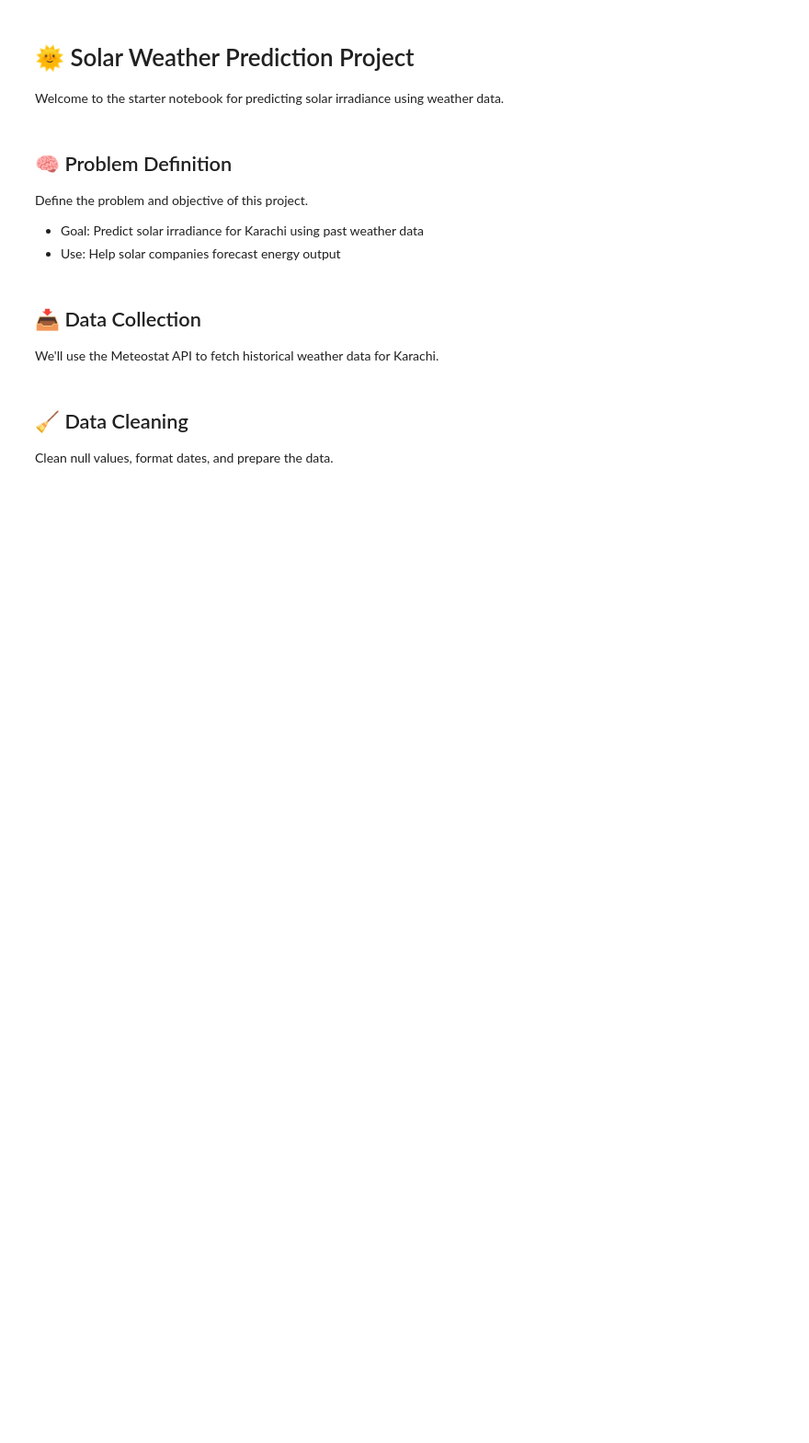
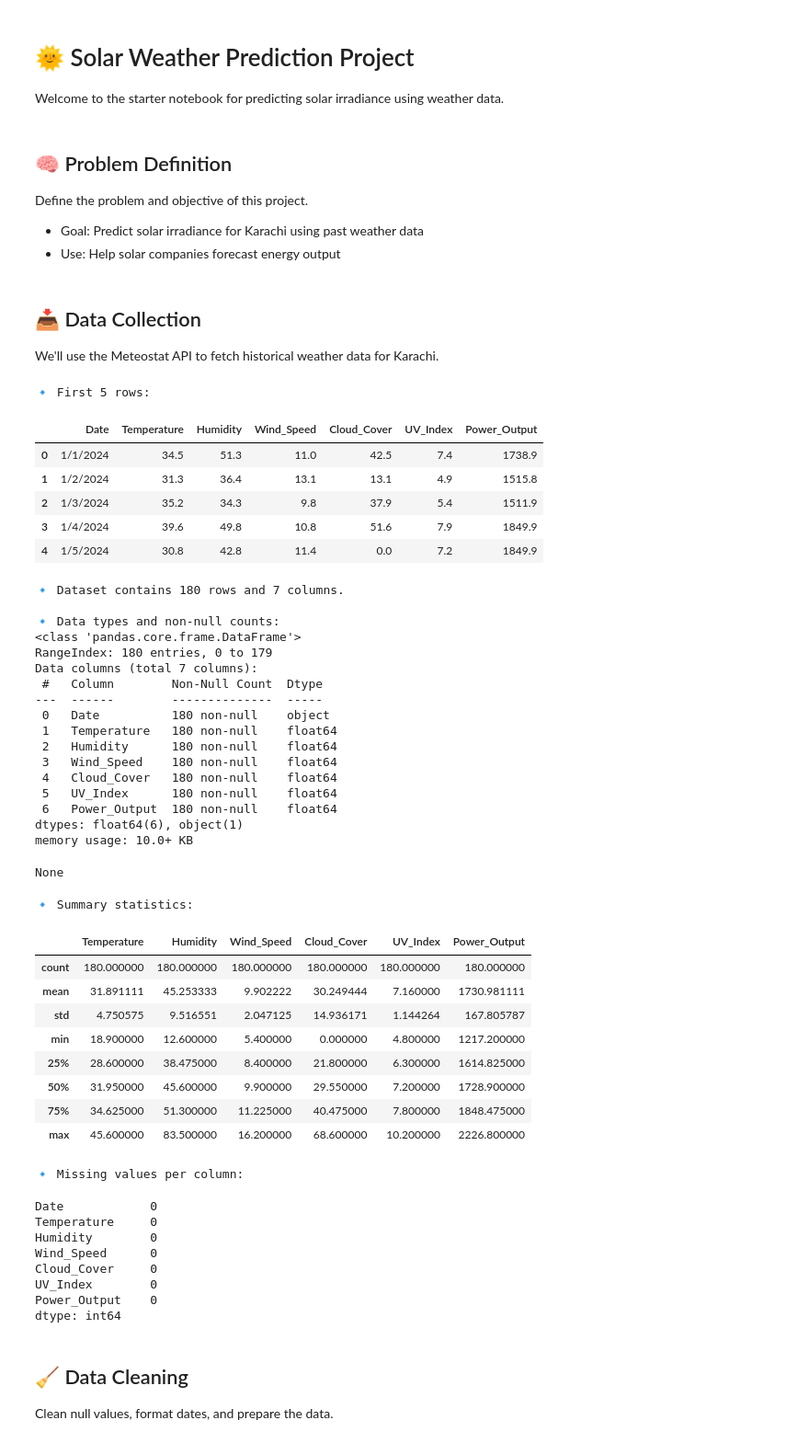
Before and after one commit to fayazmalik503/Solar_Power_Prediction_Project, a Jupyter notebook: notebooks/solar_weather_prediction.ipynb, the cells around one changed output. Shown: that part at 92% size. Saved outputs shown, nothing was run; the diff lists cells and outputs as text; code cells hidden in the pictures; blank space fills up the shorter version.

```diff
--- a/notebooks/solar_weather_prediction.ipynb
+++ b/notebooks/solar_weather_prediction.ipynb
@@ -10,24 +10,78 @@ Define the problem and objective of this project.
 ## 📥 Data Collection
 We'll use the Meteostat API to fetch historical weather data for Karachi.
 # %%
-
-from meteostat import Point, Daily
-from datetime import datetime
+# Import essential libraries
 import pandas as pd
 
-# Define location (Karachi)
-karachi = Point(24.8607, 67.0011, 8)
+# Define the dataset path (your path)
+file_path = r"C:\Users\Fayaz Ahmed Malik\OneDrive\Desktop\Solar_Power_Prediction_Project\data\solar_weather.csv"
 
-# Date range
-start = datetime(2023, 7, 1)
-end = datetime(2024, 7, 1)
+# Load the dataset
+df = pd.read_csv(file_path)
 
-# Fetch data
-data = Daily(karachi, start, end)
-df = data.fetch()
+# Show top 5 rows
+print("🔹 First 5 rows:")
+display(df.head())
 
-# Show first rows
-df.head()
+# Dataset shape
+print(f"\n🔹 Dataset contains {df.shape[0]} rows and {df.shape[1]} columns.")
+
+# Data types
+print("\n🔹 Data types and non-null counts:")
+display(df.info())
+
+# Summary statistics
+print("\n🔹 Summary statistics:")
+display(df.describe())
+
+# Missing values
+print("\n🔹 Missing values per column:")
+display(df.isnull().sum())
+# %% [output]
+🔹 First 5 rows:
+|  | Date | Temperature | Humidity | Wind_Speed | Cloud_Cover | UV_Index | Power_Output |
+| 0 | 1/1/2024 | 34.5 | 51.3 | 11.0 | 42.5 | 7.4 | 1738.9 |
+| 1 | 1/2/2024 | 31.3 | 36.4 | 13.1 | 13.1 | 4.9 | 1515.8 |
+| 2 | 1/3/2024 | 35.2 | 34.3 | 9.8 | 37.9 | 5.4 | 1511.9 |
+| 3 | 1/4/2024 | 39.6 | 49.8 | 10.8 | 51.6 | 7.9 | 1849.9 |
+| 4 | 1/5/2024 | 30.8 | 42.8 | 11.4 | 0.0 | 7.2 | 1849.9 |
+🔹 Dataset contains 180 rows and 7 columns.
+
+🔹 Data types and non-null counts:
+<class 'pandas.core.frame.DataFrame'>
+RangeIndex: 180 entries, 0 to 179
+Data columns (total 7 columns):
+ #   Column        Non-Null Count  Dtype
+---  ------        --------------  -----
+ 0   Date          180 non-null    object
+ 1   Temperature   180 non-null    float64
+ 2   Humidity      180 non-null    float64
+ 3   Wind_Speed    180 non-null    float64
+ 4   Cloud_Cover   180 non-null    float64
+ 5   UV_Index      180 non-null    float64
+ 6   Power_Output  180 non-null    float64
+dtypes: float64(6), object(1)
+memory usage: 10.0+ KB
+None
+🔹 Summary statistics:
+|  | Temperature | Humidity | Wind_Speed | Cloud_Cover | UV_Index | Power_Output |
+| count | 180.000000 | 180.000000 | 180.000000 | 180.000000 | 180.000000 | 180.000000 |
+| mean | 31.891111 | 45.253333 | 9.902222 | 30.249444 | 7.160000 | 1730.981111 |
+| std | 4.750575 | 9.516551 | 2.047125 | 14.936171 | 1.144264 | 167.805787 |
+| min | 18.900000 | 12.600000 | 5.400000 | 0.000000 | 4.800000 | 1217.200000 |
+| 25% | 28.600000 | 38.475000 | 8.400000 | 21.800000 | 6.300000 | 1614.825000 |
+| 50% | 31.950000 | 45.600000 | 9.900000 | 29.550000 | 7.200000 | 1728.900000 |
+| 75% | 34.625000 | 51.300000 | 11.225000 | 40.475000 | 7.800000 | 1848.475000 |
+| max | 45.600000 | 83.500000 | 16.200000 | 68.600000 | 10.200000 | 2226.800000 |
+🔹 Missing values per column:
+Date            0
+Temperature     0
+Humidity        0
+Wind_Speed      0
+Cloud_Cover     0
+UV_Index        0
+Power_Output    0
+dtype: int64
 # %% [markdown]
 ## 🧹 Data Cleaning
 Clean null values, format dates, and prepare the data.
```
Also changed, not shown: parts of 15 cells of this notebook, 15 other files.
